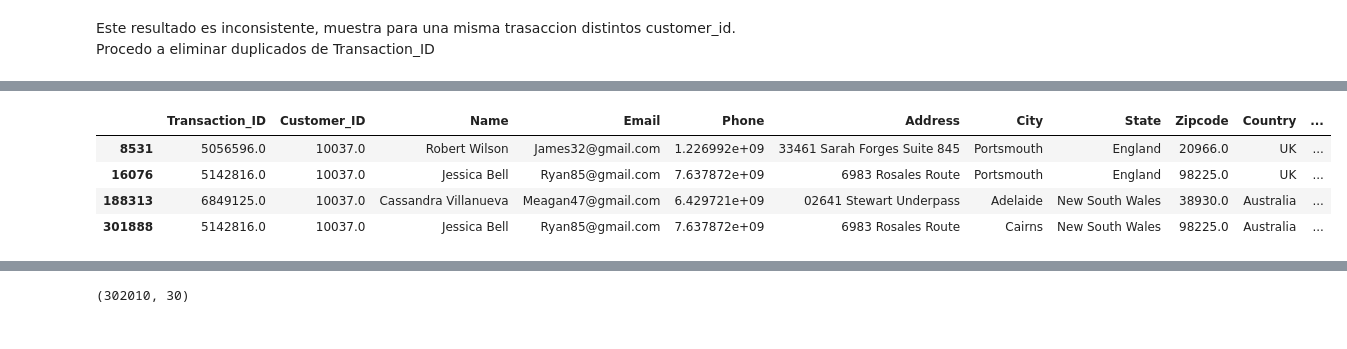
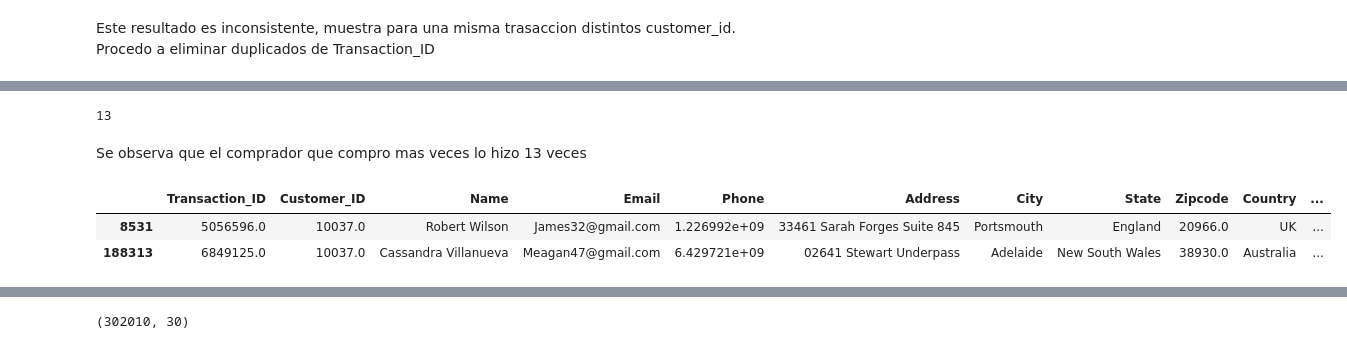
Before and after one commit to marianaolazabal/marianaolazabal-Clasificacion_Compradores_Retails, a Jupyter notebook: src/retails.ipynb, the cells around one changed output, grey strips where cells are left out. Drawn from its saved outputs; the diff is of its cells as text; code cells hidden in the pictures.

```diff
--- a/src/retails.ipynb
+++ b/src/retails.ipynb
@@ -57,10 +60,14 @@ df_Retail_copy_unique = df_Retail_copy.drop_duplicates(subset=['Transaction_ID']
+# %%
+df_Retail_copy_unique['Customer_ID'].value_counts().max()
+# %% [output]
+13
+# %% [markdown]
+Se observa que el comprador que compro mas veces lo hizo 13 veces
 # %%
 pd.set_option('display.max_columns', None)
-df_filtered2 = df_Retail[df_Retail['Customer_ID'] == 10037]
+df_filtered2 = df_Retail_copy_unique[df_Retail_copy_unique['Customer_ID'] == 10037]
 df_filtered2.head(20)
 # %% [output]
 |  | Transaction_ID | Customer_ID | Name | Email | Phone | Address | City | State | Zipcode | Country | ... |
 | 8531 | 5056596.0 | 10037.0 | Robert Wilson | James32@gmail.com | 1.226992e+09 | 33461 Sarah Forges Suite 845 | Portsmouth | England | 20966.0 | UK | ... |
-| 16076 | 5142816.0 | 10037.0 | Jessica Bell | Ryan85@gmail.com | 7.637872e+09 | 6983 Rosales Route | Portsmouth | England | 98225.0 | UK | ... |
 | 188313 | 6849125.0 | 10037.0 | Cassandra Villanueva | Meagan47@gmail.com | 6.429721e+09 | 02641 Stewart Underpass | Adelaide | New South Wales | 38930.0 | Australia | ... |
-| 301888 | 5142816.0 | 10037.0 | Jessica Bell | Ryan85@gmail.com | 7.637872e+09 | 6983 Rosales Route | Cairns | New South Wales | 98225.0 | Australia | ... |
```
Also changed, not shown: parts of 7 cells of this notebook.
